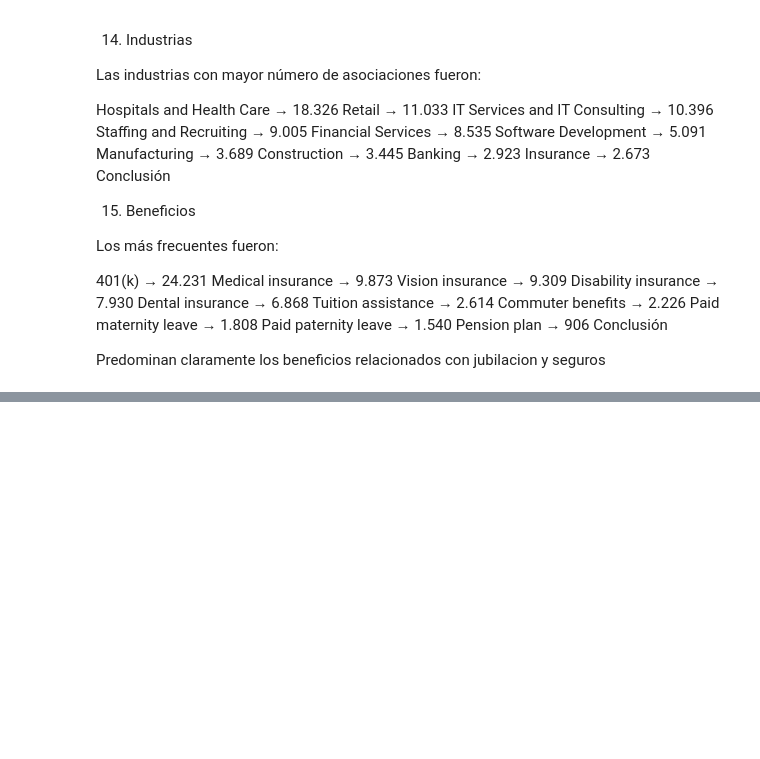
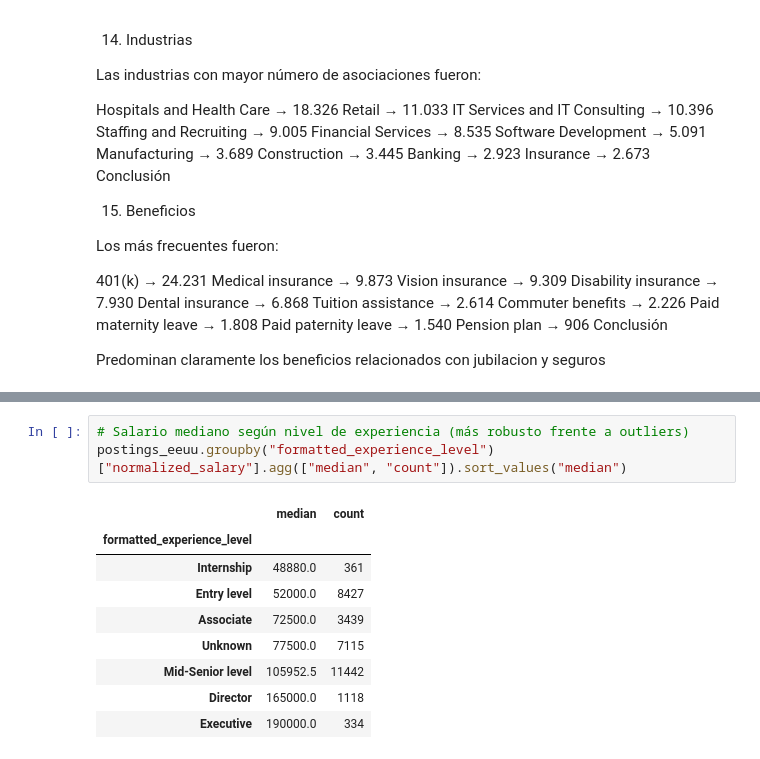
Before and after one commit to Bea-pp/PROYECTO-MERCADO-LABORAL-EN-DATOS-E-IA, a Jupyter notebook: analisis_exploratorio_dataset.ipynb, the cells around one changed output, grey strips where cells are left out. Saved outputs shown, nothing was run; the diff lists cells and outputs as text; blank space fills up the shorter version.

```diff
--- a/analisis_exploratorio_dataset.ipynb
+++ b/analisis_exploratorio_dataset.ipynb
@@ -3610,0 +3644,13 @@ Predominan claramente los beneficios relacionados con jubilacion y seguros
+# %%
+# Salario mediano según nivel de experiencia (más robusto frente a outliers)
+postings_eeuu.groupby("formatted_experience_level")["normalized_salary"].agg(["median", "count"]).sort_values("median")
+# %% [output]
+|  | median | count |
+| formatted_experience_level |  |  |
+| Internship | 48880.0 | 361 |
+| Entry level | 52000.0 | 8427 |
+| Associate | 72500.0 | 3439 |
+| Unknown | 77500.0 | 7115 |
+| Mid-Senior level | 105952.5 | 11442 |
+| Director | 165000.0 | 1118 |
+| Executive | 190000.0 | 334 |
```
Also changed, not shown: parts of 42 cells of this notebook, 7 other files.
